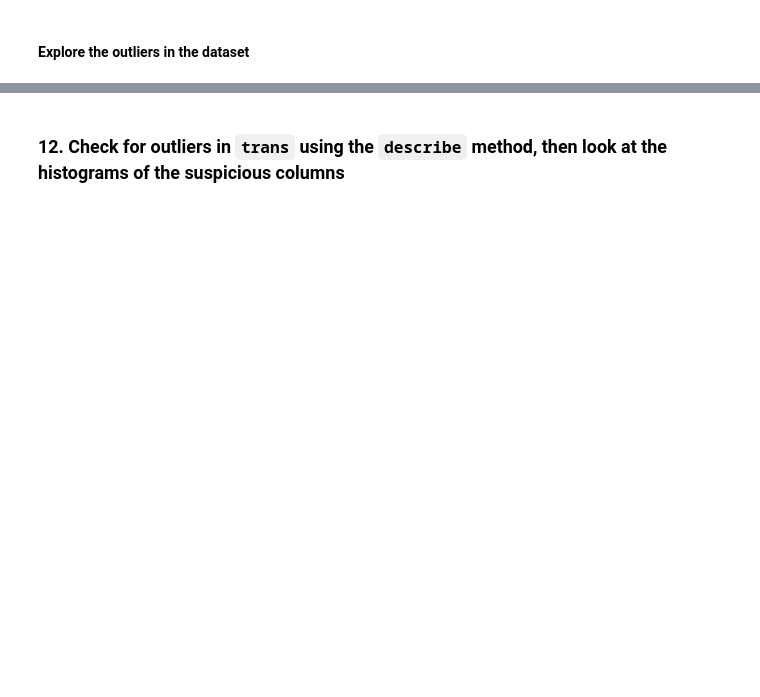
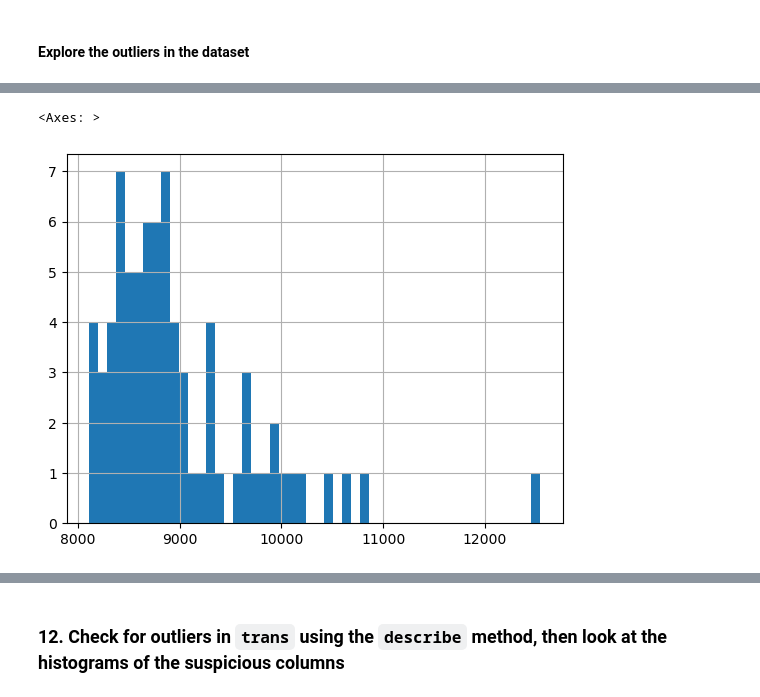
Before and after one commit to JakeBestDev/Packt_Python_For_Data_Analysis, a Jupyter notebook: Question_practice_exercise+(cleaning_transforming).ipynb, the cells around one changed output, grey strips where cells are left out. Saved outputs shown, nothing was run; the diff lists cells and outputs as text; code cells hidden in the pictures; blank space fills up the shorter version.

```diff
--- a/Question_practice_exercise+(cleaning_transforming).ipynb
+++ b/Question_practice_exercise+(cleaning_transforming).ipynb
@@ -320,0 +395,6 @@ Name: count, dtype: int64
+# %%
+## Notice the large gap at the end
+district['average_salary'].hist(bins = 50)
+# %% [output]
+<Axes: >
+[figure, added]
```
Also changed, not shown: parts of 48 cells of this notebook.
